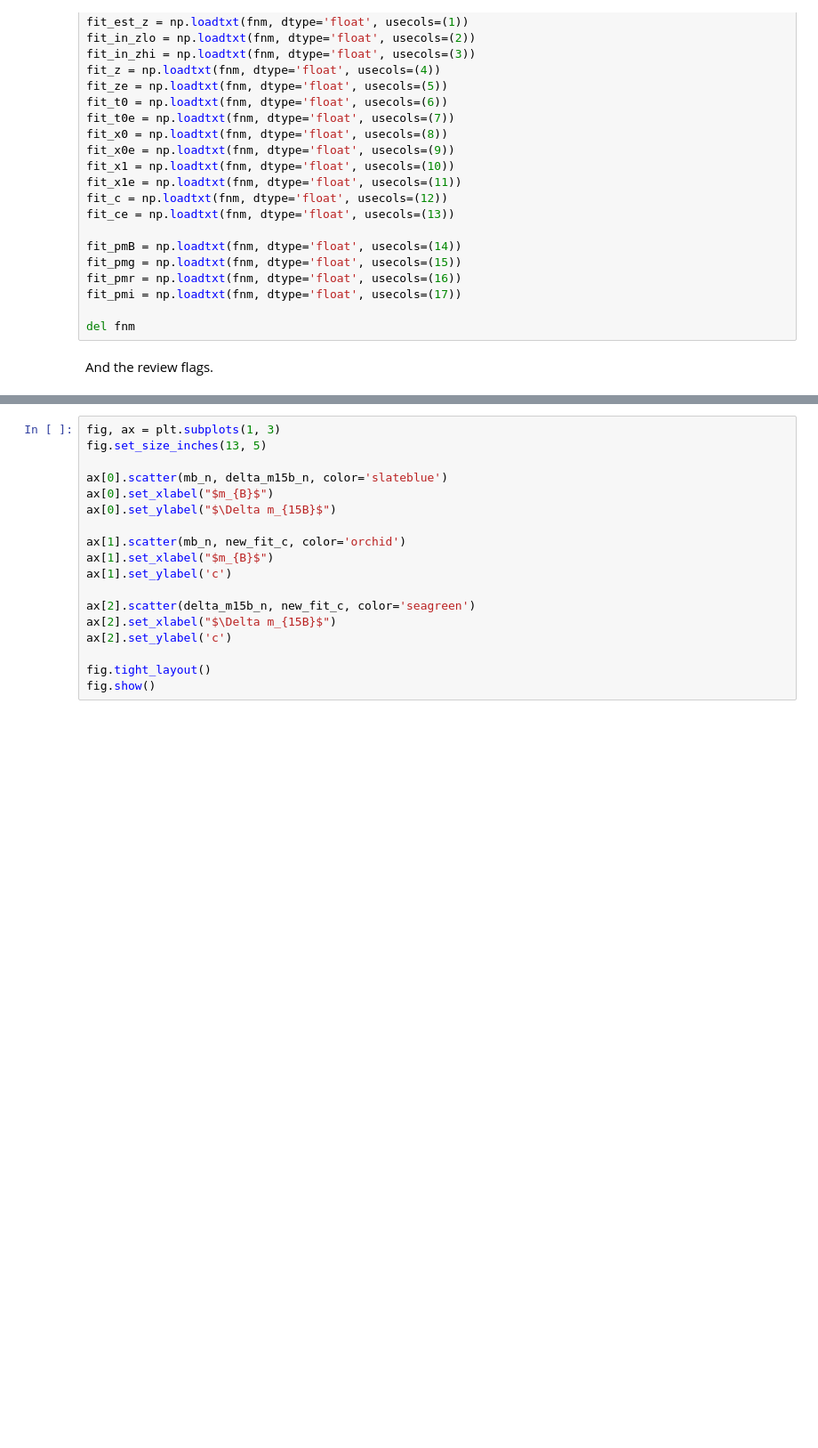
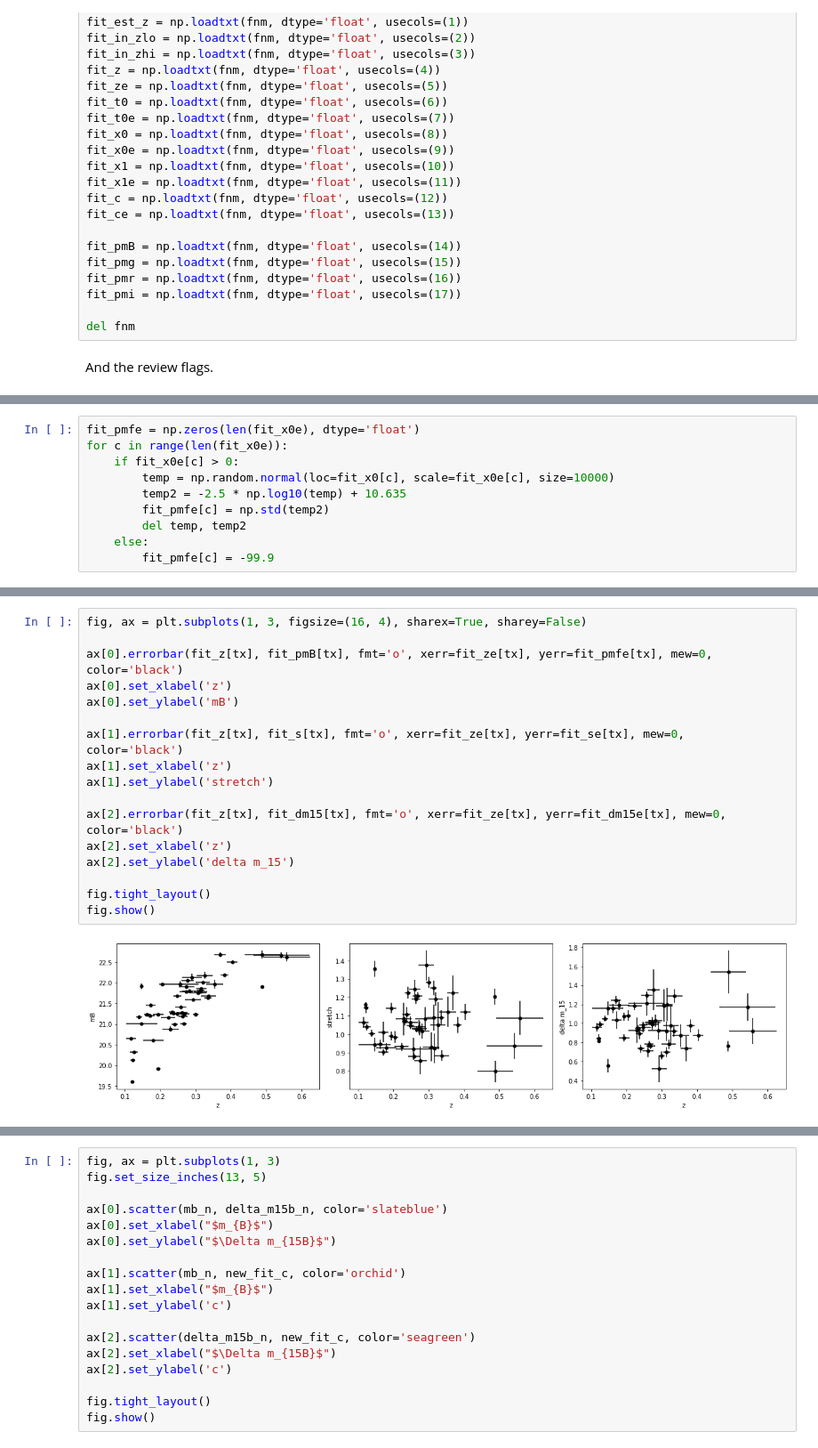
Before and after one commit to MelissaGraham/decam_ddf_tools, a Jupyter notebook: transients_science/SNIa/4_analyze_potential_snia_sncosmo.ipynb, the cells around one changed output, grey strips where cells are left out. Shown at 89% size. Saved outputs shown, nothing was run; the diff lists cells and outputs as text; blank space fills up the shorter version.

```diff
--- a/transients_science/SNIa/4_analyze_potential_snia_sncosmo.ipynb
+++ b/transients_science/SNIa/4_analyze_potential_snia_sncosmo.ipynb
@@ -160 +164,11 @@ plt.ylabel("mb");
+# %%
+fit_pmfe = np.zeros(len(fit_x0e), dtype='float')
+for c in range(len(fit_x0e)):
+    if fit_x0e[c] > 0:
+        temp = np.random.normal(loc=fit_x0[c], scale=fit_x0e[c], size=10000)
+        temp2 = -2.5 * np.log10(temp) + 10.635
+        fit_pmfe[c] = np.std(temp2)
+        del temp, temp2
+    else:
+        fit_pmfe[c] = -99.9
 # %% [markdown]
@@ -224,0 +268,19 @@ fig.show()
+# %%
+fig, ax = plt.subplots(1, 3, figsize=(16, 4), sharex=True, sharey=False)
+
+ax[0].errorbar(fit_z[tx], fit_pmB[tx], fmt='o', xerr=fit_ze[tx], yerr=fit_pmfe[tx], mew=0, color='black')
+ax[0].set_xlabel('z')
+ax[0].set_ylabel('mB')
+
+ax[1].errorbar(fit_z[tx], fit_s[tx], fmt='o', xerr=fit_ze[tx], yerr=fit_se[tx], mew=0, color='black')
+ax[1].set_xlabel('z')
+ax[1].set_ylabel('stretch')
+
+ax[2].errorbar(fit_z[tx], fit_dm15[tx], fmt='o', xerr=fit_ze[tx], yerr=fit_dm15e[tx], mew=0, color='black')
+ax[2].set_xlabel('z')
+ax[2].set_ylabel('delta m_15')
+
+fig.tight_layout()
+fig.show()
+# %% [output]
+[figure, added]
```
Also changed, not shown: parts of 36 cells of this notebook, 5 other files.
